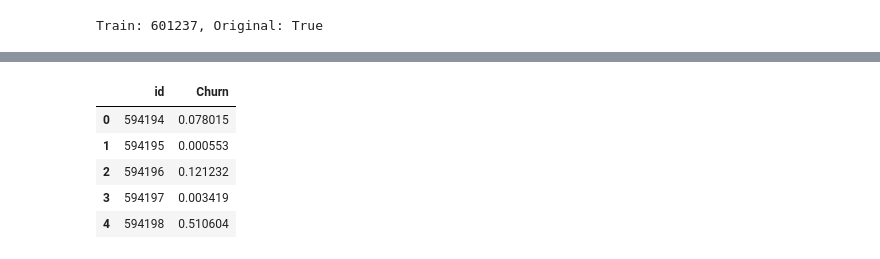
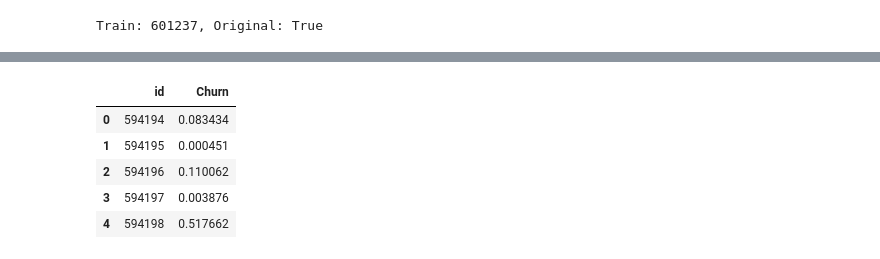
Before and after one commit to oivler/kaggle-predict-customer-churn, a Jupyter notebook: model.ipynb, the cells around one changed output, grey strips where cells are left out. Cells and saved outputs as stored; diff of their text form; code cells hidden in the pictures.

```diff
--- a/model.ipynb
+++ b/model.ipynb
@@ -10,6 +10,8 @@ USE_ORIGINAL_DATA = True
 TARGET_ENC_M = 20
 BLEND_MODE = 'rank'
 USE_ISOTONIC_CALIBRATION = True
+USE_CV_TARGET_ENCODING = True
+STACK_RANK_LINEAR = True
 # %%
 import numpy as np
 import pandas as pd
@@ -76,10 +78,28 @@ X_full = engineer_features(X_full)
 tc_median = X_full['TotalCharges'].median()
 X_test_raw = engineer_features(X_test_raw, total_charges_median=tc_median)
 
-for col in ['Contract', 'PaymentMethod', 'InternetService']:
-    X_full, X_test_raw = target_encode(X_full, X_test_raw, col, y_full, m=TARGET_ENC_M)
-    X_full = X_full.drop(columns=[col])
-    X_test_raw = X_test_raw.drop(columns=[col])
+if USE_CV_TARGET_ENCODING:
+    from sklearn.model_selection import StratifiedKFold
+    cv_te = StratifiedKFold(n_splits=N_FOLDS, shuffle=True, random_state=42)
+    for col in ['Contract', 'PaymentMethod', 'InternetService']:
+        X_full[f'{col}_te'] = np.nan
+        for train_idx, val_idx in cv_te.split(X_full, y_full):
+            tr = X_full.iloc[train_idx].join(y_full.iloc[train_idx])
+            global_mean = tr['Churn'].mean()
+            agg = tr.groupby(col)['Churn'].agg(['mean', 'count'])
+            smooth = (agg['mean'] * agg['count'] + global_mean * TARGET_ENC_M) / (agg['count'] + TARGET_ENC_M)
+            X_full.loc[val_idx, f'{col}_te'] = X_full.loc[val_idx, col].map(smooth).fillna(global_mean).values
+        comb = pd.DataFrame({col: X_full[col], '_y': y_full.values})
+        agg_full = comb.groupby(col)['_y'].agg(['mean', 'count'])
+        smooth_full = (agg_full['mean'] * agg_full['count'] + y_full.mean() * TARGET_ENC_M) / (agg_full['count'] + TARGET_ENC_M)
+        X_test_raw[f'{col}_te'] = X_test_raw[col].map(smooth_full).fillna(y_full.mean())
+        X_full = X_full.drop(columns=[col])
+        X_test_raw = X_test_raw.drop(columns=[col])
+else:
+    for col in ['Contract', 'PaymentMethod', 'InternetService']:
+        X_full, X_test_raw = target_encode(X_full, X_test_raw, col, y_full, m=TARGET_ENC_M)
+        X_full = X_full.drop(columns=[col])
+        X_test_raw = X_test_raw.drop(columns=[col])
 
 X_encoded = pd.get_dummies(X_full, drop_first=True)
 X_test_encoded = pd.get_dummies(X_test_raw, drop_first=True)
@@ -306,35 +361,39 @@ Weights: {'XGB': np.float64(0.3332), 'LGB': np.float64(0.3334), 'Cat': np.float6
 # %%
 def blend_test(tp):
-    if BLEND_MODE == 'rank':
+    if STACK_RANK_LINEAR:
+        blend_rank = np.column_stack([to_rank_percentiles(tp[:, i]) for i in range(n_models)]) @ w_rank
+        blend_linear = tp @ w_linear
+        preds = stack_alpha * blend_rank + (1 - stack_alpha) * blend_linear
+    elif BLEND_MODE == 'rank':
         tp_input = np.column_stack([to_rank_percentiles(tp[:, i]) for i in range(n_models)])
+        preds = tp_input @ blend_weights
     else:
-        tp_input = tp
-    preds = tp_input @ blend_weights
+        preds = tp @ blend_weights
     if USE_ISOTONIC_CALIBRATION:
         preds = np.clip(iso_calib.predict(preds), 0, 1)
     return preds
 
 all_test_preds = [blend_test(test_preds)]
 for base_seed in [123, 456, 789, 2024, 2025][:N_SEEDS-1]:
     tp = np.zeros((len(X_test_encoded), n_models))
     for fold, (train_idx, val_idx) in enumerate(cv.split(X_encoded, y_full)):
         X_tr, X_val = X_encoded.iloc[train_idx], X_encoded.iloc[val_idx]
         y_tr = y_full.iloc[train_idx]
         sw_tr = sample_weights[train_idx]
         models = get_models(base_seed, fold)
         for i, m in enumerate(models):
             m.fit(X_tr, y_tr, sample_weight=sw_tr)
             tp[:, i] += m.predict_proba(X_test_encoded)[:, 1] / N_FOLDS
     all_test_preds.append(blend_test(tp))
 
 final_preds = np.mean(all_test_preds, axis=0)
 submission = pd.DataFrame({'id': test_ids, 'Churn': final_preds})
 submission.to_csv('submission.csv', index=False)
 submission.head()
 # %% [output]
 |  | id | Churn |
-| 0 | 594194 | 0.078015 |
-| 1 | 594195 | 0.000553 |
-| 2 | 594196 | 0.121232 |
-| 3 | 594197 | 0.003419 |
-| 4 | 594198 | 0.510604 |
+| 0 | 594194 | 0.083434 |
+| 1 | 594195 | 0.000451 |
+| 2 | 594196 | 0.110062 |
+| 3 | 594197 | 0.003876 |
+| 4 | 594198 | 0.517662 |
```
Also changed, not shown: parts of 5 cells of this notebook.
